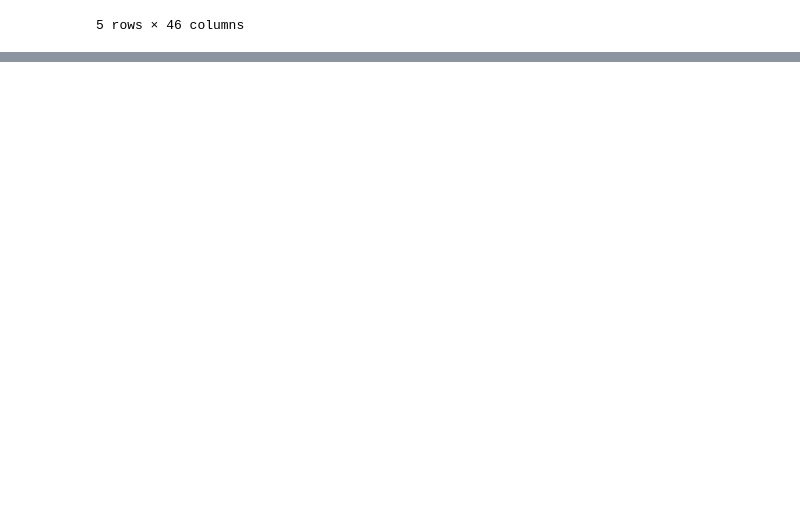
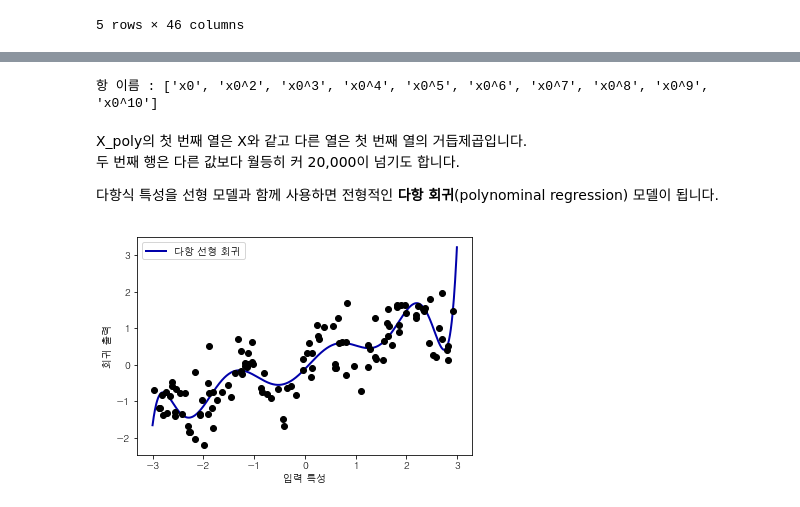
Before and after one commit to hyooo1017/Review, a Jupyter notebook: Introduction to Machine Learning with Python/4장. 데이터 표현과 특성 공학.ipynb, the cells around one changed output, grey strips where cells are left out. Saved outputs shown, nothing was run; the diff lists cells and outputs as text; code cells hidden in the pictures; blank space fills up the shorter version.

```diff
--- a/Introduction to Machine Learning with Python/4장. 데이터 표현과 특성 공학.ipynb
+++ b/Introduction to Machine Learning with Python/4장. 데이터 표현과 특성 공학.ipynb
@@ -99,0 +250,16 @@ data_dummies.head()
+# %%
+from sklearn.linear_model import LinearRegression
+from sklearn.tree import DecisionTreeRegressor
+
+X, y = mglearn.datasets.make_wave(n_samples = 120)
+line = np.linspace(-3, 3, 1000, endpoint = False).reshape(-1, 1)
+
+reg = DecisionTreeRegressor(min_samples_leaf = 3).fit(X, y)
+plt.plot(line, reg.predict(line), label = '결정 트리')
+
+reg = LinearRegression().fit(X, y)
+plt.plot(line, reg.predict(line), '--', label = '선형 회귀')
+plt.plot(X[:, 0], y, 'o', c = 'k')
+plt.ylabel('회귀 출력')
+plt.xlabel('입력 특성')
+plt.legend(loc = 'best');
@@ -99,0 +270,5 @@ data_dummies.head()
+# %%
+from sklearn.preprocessing import KBinsDiscretizer
+kb = KBinsDiscretizer(n_bins = 10, strategy = 'uniform')
+kb.fit(X)
+print("bin edges :\n", kb.bin_edges_)
@@ -99,0 +317,4 @@ data_dummies.head()
+# %%
+kb = KBinsDiscretizer(n_bins = 10, strategy = 'uniform', encode = 'onehot-dense')
+kb.fit(X)
+X_binned = kb.transform(X)
@@ -99,0 +389,8 @@ data_dummies.head()
+# %%
+from sklearn.preprocessing import PolynomialFeatures
+
+# x ** 10까지 고차항을 추가합니다.
+# 기본값인 'include_bias = True'는 절편에 해당하는 1인 특성을 추가합니다.
+poly = PolynomialFeatures(degree = 10, include_bias = False)
+poly.fit(X)
+X_poly = poly.transform(X)
@@ -99,0 +423,20 @@ data_dummies.head()
+# %%
+print("항 이름 :", poly.get_feature_names())
+# %% [output]
+항 이름 : ['x0', 'x0^2', 'x0^3', 'x0^4', 'x0^5', 'x0^6', 'x0^7', 'x0^8', 'x0^9', 'x0^10']
+# %% [markdown]
+X_poly의 첫 번째 열은 X와 같고 다른 열은 첫 번째 열의 거듭제곱입니다.
+두 번째 행은 다른 값보다 월등히 커 20,000이 넘기도 합니다.
+
+다항식 특성을 선형 모델과 함께 사용하면 전형적인 **다항 회귀**(polynominal regression) 모델이 됩니다.
+# %%
+reg = LinearRegression().fit(X_poly, y)
+
+line_poly = poly.transform(line)
+plt.plot(line, reg.predict(line_poly), label = '다항 선형 회귀')
+plt.plot(X[:, 0], y, 'o', c = 'k')
+plt.ylabel('회귀 출력')
+plt.xlabel('입력 특성')
+plt.legend(loc = 'best');
+# %% [output]
+[figure, added]
```
Also changed, not shown: parts of 117 cells of this notebook.
